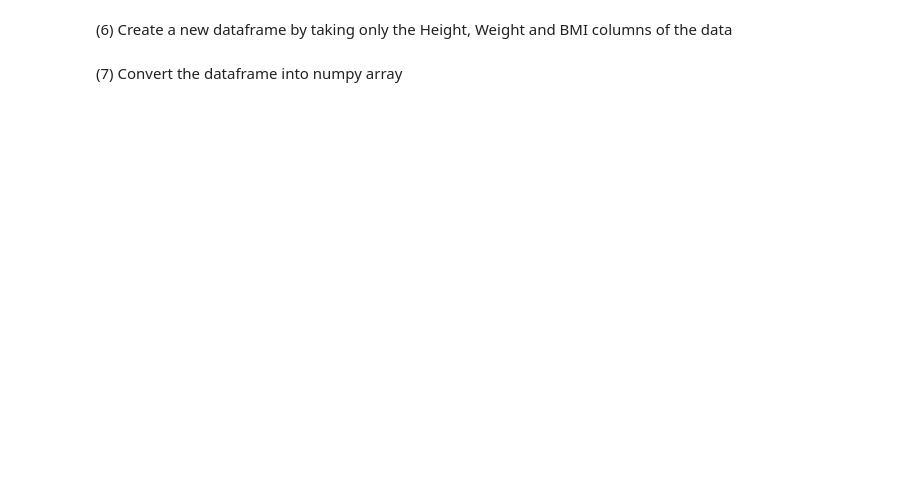
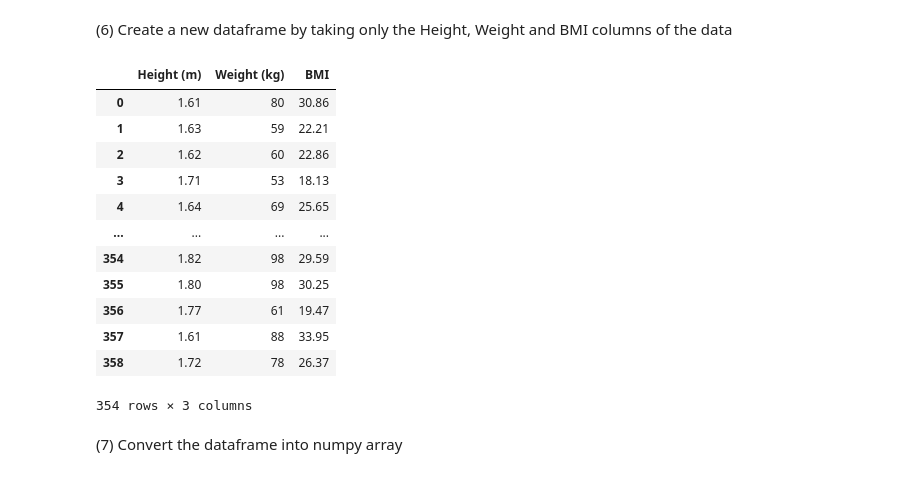
Before and after one commit to FahmidaNourin/CSE445_Machine_Learning, a Jupyter notebook: Assignment_CSE445.ipynb, the cells around one changed output. Saved outputs shown, nothing was run; the diff lists cells and outputs as text; code cells hidden in the pictures; blank space fills up the shorter version.

```diff
--- a/Assignment_CSE445.ipynb
+++ b/Assignment_CSE445.ipynb
@@ -81,4 +92,22 @@ memory usage: 19.4+ KB
 # %% [markdown]
 (6) Create a new dataframe by taking only the Height, Weight and BMI columns of the data
+# %%
+new_ass_data = ass_data[["Height (m)","Weight (kg)","BMI"]]
+# %%
+new_ass_data
+# %% [output]
+|  | Height (m) | Weight (kg) | BMI |
+| 0 | 1.61 | 80 | 30.86 |
+| 1 | 1.63 | 59 | 22.21 |
+| 2 | 1.62 | 60 | 22.86 |
+| 3 | 1.71 | 53 | 18.13 |
+| 4 | 1.64 | 69 | 25.65 |
+| ... | ... | ... | ... |
+| 354 | 1.82 | 98 | 29.59 |
+| 355 | 1.80 | 98 | 30.25 |
+| 356 | 1.77 | 61 | 19.47 |
+| 357 | 1.61 | 88 | 33.95 |
+| 358 | 1.72 | 78 | 26.37 |
+354 rows × 3 columns
 # %% [markdown]
 (7) Convert the dataframe into numpy array
```
Also changed, not shown: parts of 3 cells of this notebook.
